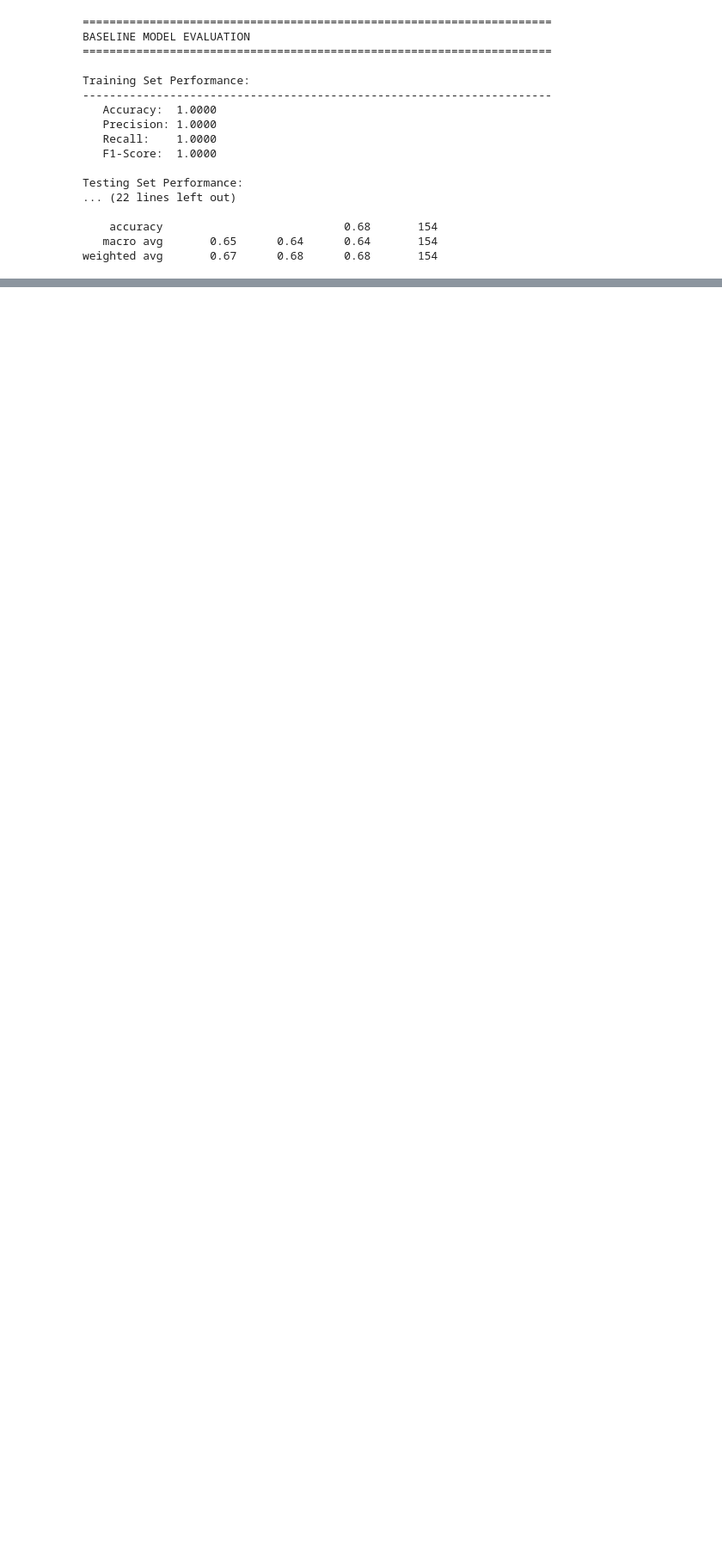
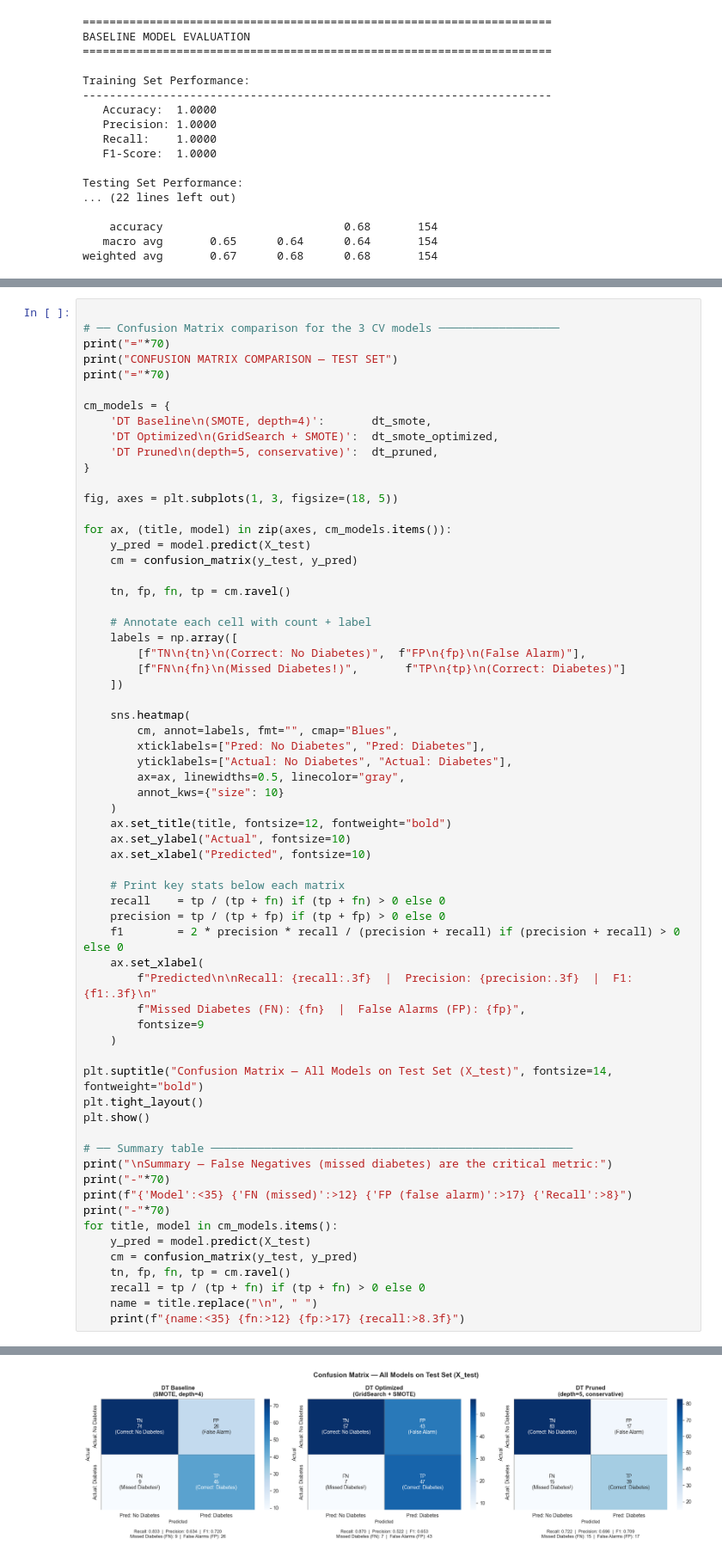
Before and after one commit to 4geeksacademy/abgonzalez-introduction-machine-learning, a Jupyter notebook: src/04-decision-tree-diabetes.ipynb, the cells around one changed output, grey strips where cells are left out. Shown at 86% size. Drawn from its saved outputs; the diff is of its cells as text; blank space fills up the shorter version.

```diff
--- a/src/04-decision-tree-diabetes.ipynb
+++ b/src/04-decision-tree-diabetes.ipynb
@@ -2607,0 +907,65 @@ plt.show()
+# %%
+
+# ── Confusion Matrix comparison for the 3 CV models ──────────────────
+print("="*70)
+print("CONFUSION MATRIX COMPARISON — TEST SET")
+print("="*70)
+
+cm_models = {
+    'DT Baseline\n(SMOTE, depth=4)':       dt_smote,
+    'DT Optimized\n(GridSearch + SMOTE)':  dt_smote_optimized,
+    'DT Pruned\n(depth=5, conservative)':  dt_pruned,
+}
+
+fig, axes = plt.subplots(1, 3, figsize=(18, 5))
+
+for ax, (title, model) in zip(axes, cm_models.items()):
+    y_pred = model.predict(X_test)
+    cm = confusion_matrix(y_test, y_pred)
+
+    tn, fp, fn, tp = cm.ravel()
+
+    # Annotate each cell with count + label
+    labels = np.array([
+        [f"TN\n{tn}\n(Correct: No Diabetes)",  f"FP\n{fp}\n(False Alarm)"],
+        [f"FN\n{fn}\n(Missed Diabetes!)",       f"TP\n{tp}\n(Correct: Diabetes)"]
+    ])
+
+    sns.heatmap(
+        cm, annot=labels, fmt="", cmap="Blues",
+        xticklabels=["Pred: No Diabetes", "Pred: Diabetes"],
+        yticklabels=["Actual: No Diabetes", "Actual: Diabetes"],
+        ax=ax, linewidths=0.5, linecolor="gray",
+        annot_kws={"size": 10}
+    )
+    ax.set_title(title, fontsize=12, fontweight="bold")
+    ax.set_ylabel("Actual", fontsize=10)
+    ax.set_xlabel("Predicted", fontsize=10)
+
+    # Print key stats below each matrix
+    recall    = tp / (tp + fn) if (tp + fn) > 0 else 0
+    precision = tp / (tp + fp) if (tp + fp) > 0 else 0
+    f1        = 2 * precision * recall / (precision + recall) if (precision + recall) > 0 else 0
+    ax.set_xlabel(
+        f"Predicted\n\nRecall: {recall:.3f}  |  Precision: {precision:.3f}  |  F1: {f1:.3f}\n"
+        f"Missed Diabetes (FN): {fn}  |  False Alarms (FP): {fp}",
+        fontsize=9
+    )
+
+plt.suptitle("Confusion Matrix — All Models on Test Set (X_test)", fontsize=14, fontweight="bold")
+plt.tight_layout()
+plt.show()
+
+# ── Summary table ──────────────────────────────────────────────────────
+print("\nSummary — False Negatives (missed diabetes) are the critical metric:")
+print("-"*70)
+print(f"{'Model':<35} {'FN (missed)':>12} {'FP (false alarm)':>17} {'Recall':>8}")
+print("-"*70)
+for title, model in cm_models.items():
+    y_pred = model.predict(X_test)
+    cm = confusion_matrix(y_test, y_pred)
+    tn, fp, fn, tp = cm.ravel()
+    recall = tp / (tp + fn) if (tp + fn) > 0 else 0
+    name = title.replace("\n", " ")
+    print(f"{name:<35} {fn:>12} {fp:>17} {recall:>8.3f}")
+# %% [output]
@@ -2607,0 +975 @@ plt.show()
+[figure, added]
```
Also changed, not shown: parts of 108 cells of this notebook.
